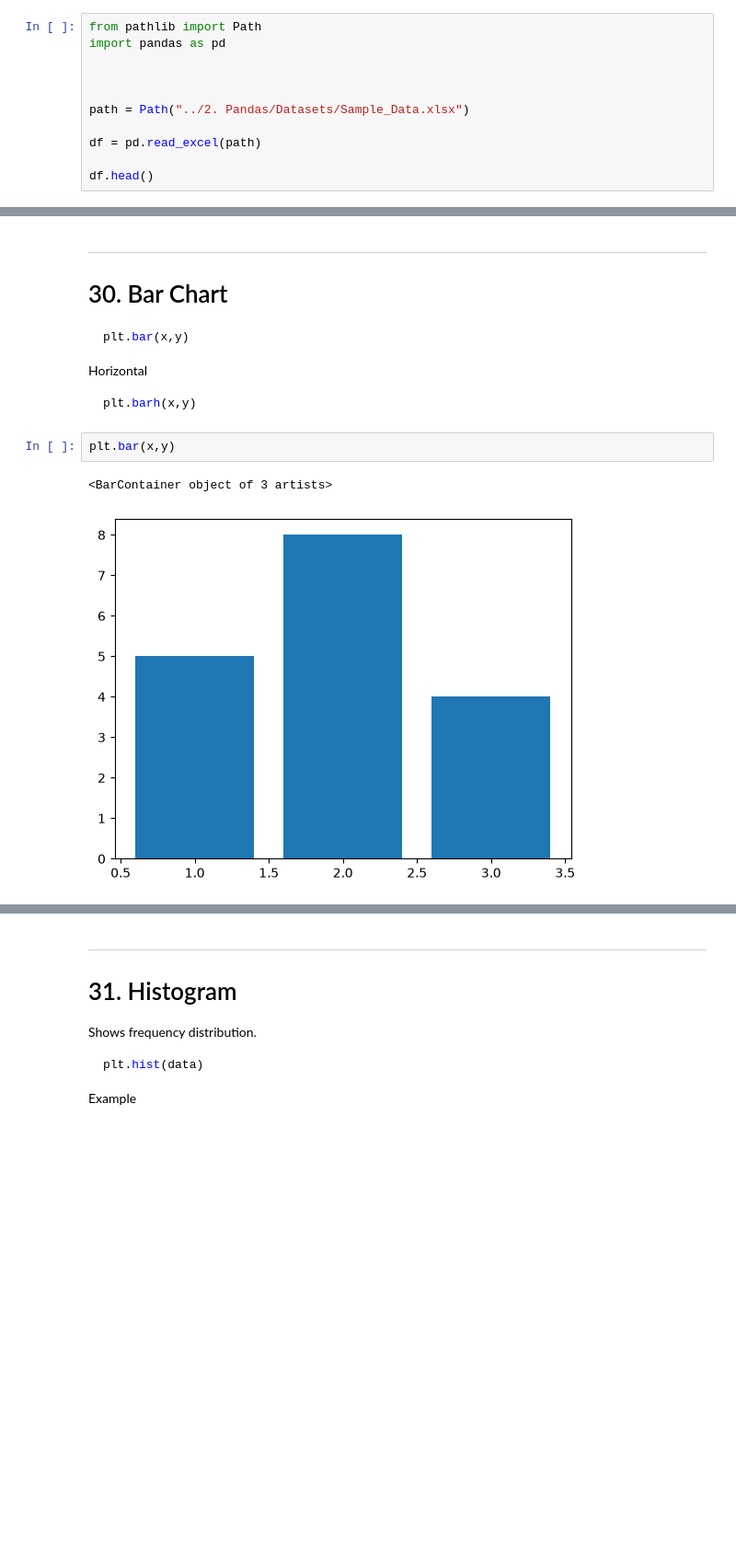
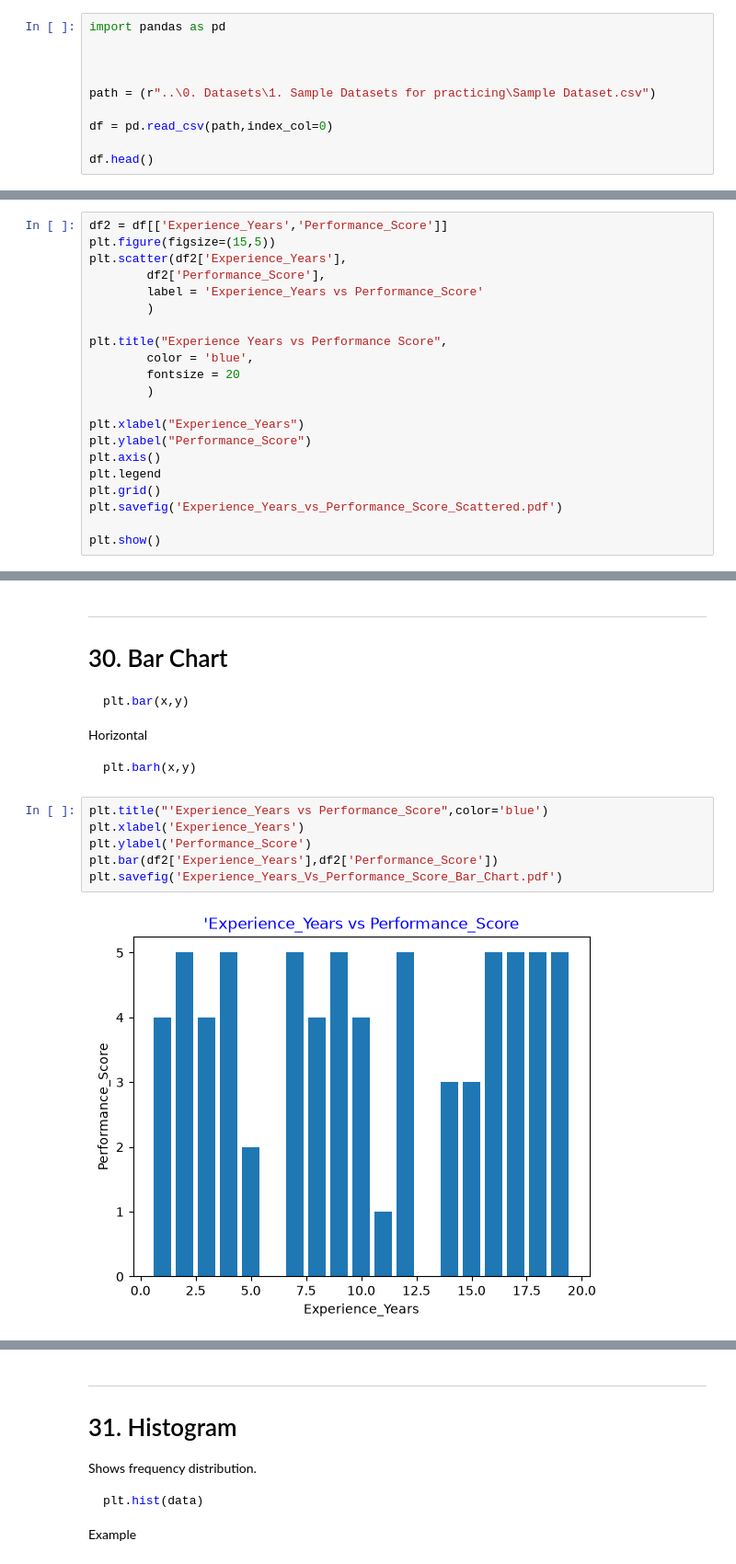
Before and after one commit to gauravkumar902704/AI-Mastery, a Jupyter notebook: 1. Python/4. Libraries/3. Matplotlib/1. Matplotlib_Tutorial.ipynb, the cells around one changed output, grey strips where cells are left out. Shown at 92% size. Saved outputs shown, nothing was run; the diff lists cells and outputs as text; blank space fills up the shorter version.

````diff
--- a/1. Python/4. Libraries/3. Matplotlib/1. Matplotlib_Tutorial.ipynb
+++ b/1. Python/4. Libraries/3. Matplotlib/1. Matplotlib_Tutorial.ipynb
@@ -118,13 +120,12 @@ Create plot
 Display plot
 ```
 # %%
-from pathlib import Path
 import pandas as pd
 
 
 
-path = Path("../2. Pandas/Datasets/Sample_Data.xlsx")
+path = (r"..\0. Datasets\1. Sample Datasets for practicing\Sample Dataset.csv")
 
-df = pd.read_excel(path)
+df = pd.read_csv(path,index_col=0)
 
 df.head()
@@ -615,3 +845,24 @@ Used for
 * Relationship
 * Correlation
 * ML datasets
+# %%
+df2 = df[['Experience_Years','Performance_Score']]
+plt.figure(figsize=(15,5))
+plt.scatter(df2['Experience_Years'],
+        df2['Performance_Score'],
+        label = 'Experience_Years vs Performance_Score'
+        )
+
+plt.title("Experience Years vs Performance Score",
+        color = 'blue',
+        fontsize = 20
+        )
+
+plt.xlabel("Experience_Years")
+plt.ylabel("Performance_Score")
+plt.axis()
+plt.legend
+plt.grid()
+plt.savefig('Experience_Years_vs_Performance_Score_Scattered.pdf')
+
+plt.show()
@@ -631,8 +884,11 @@ Horizontal
 plt.barh(x,y)
 ```
 # %%
-plt.bar(x,y)
+plt.title("'Experience_Years vs Performance_Score",color='blue')
+plt.xlabel('Experience_Years')
+plt.ylabel('Performance_Score')
+plt.bar(df2['Experience_Years'],df2['Performance_Score'])
+plt.savefig('Experience_Years_Vs_Performance_Score_Bar_Chart.pdf')
 # %% [output]
-<BarContainer object of 3 artists>
-[figure, old version]
+[figure, new version]
 # %%
````
Also changed, not shown: parts of 25 cells of this notebook, 6 other files.
